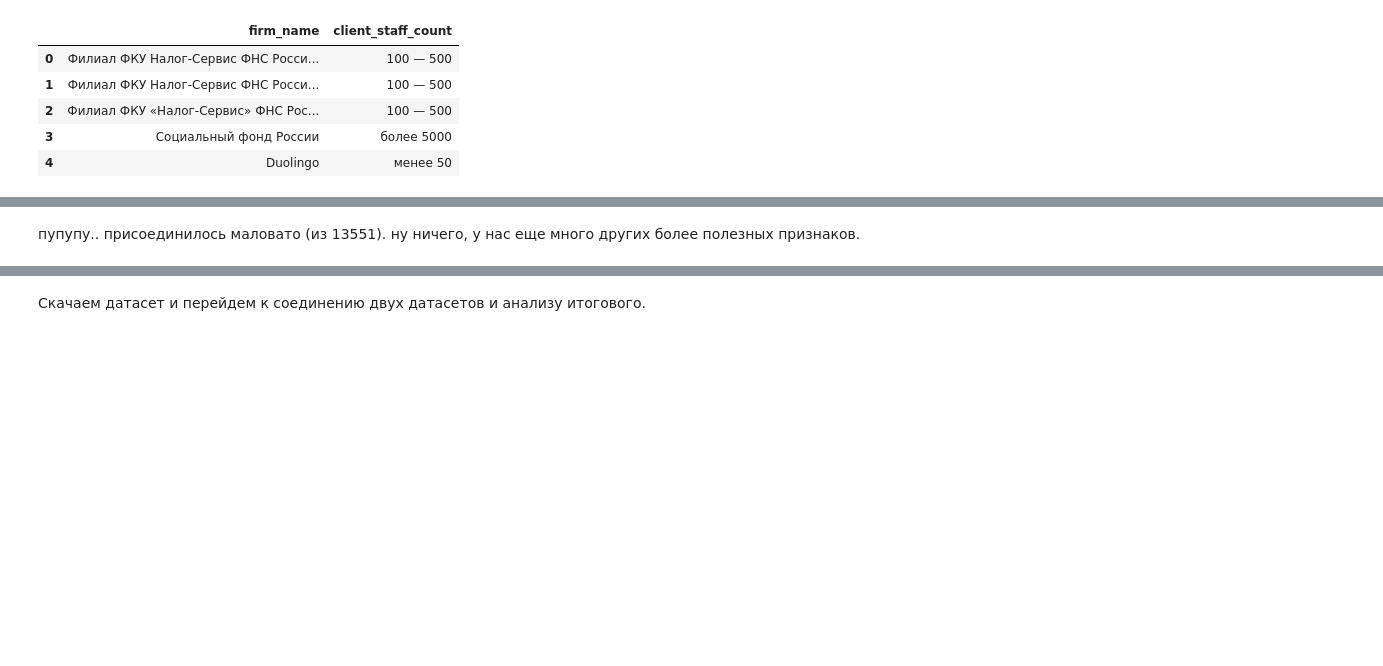
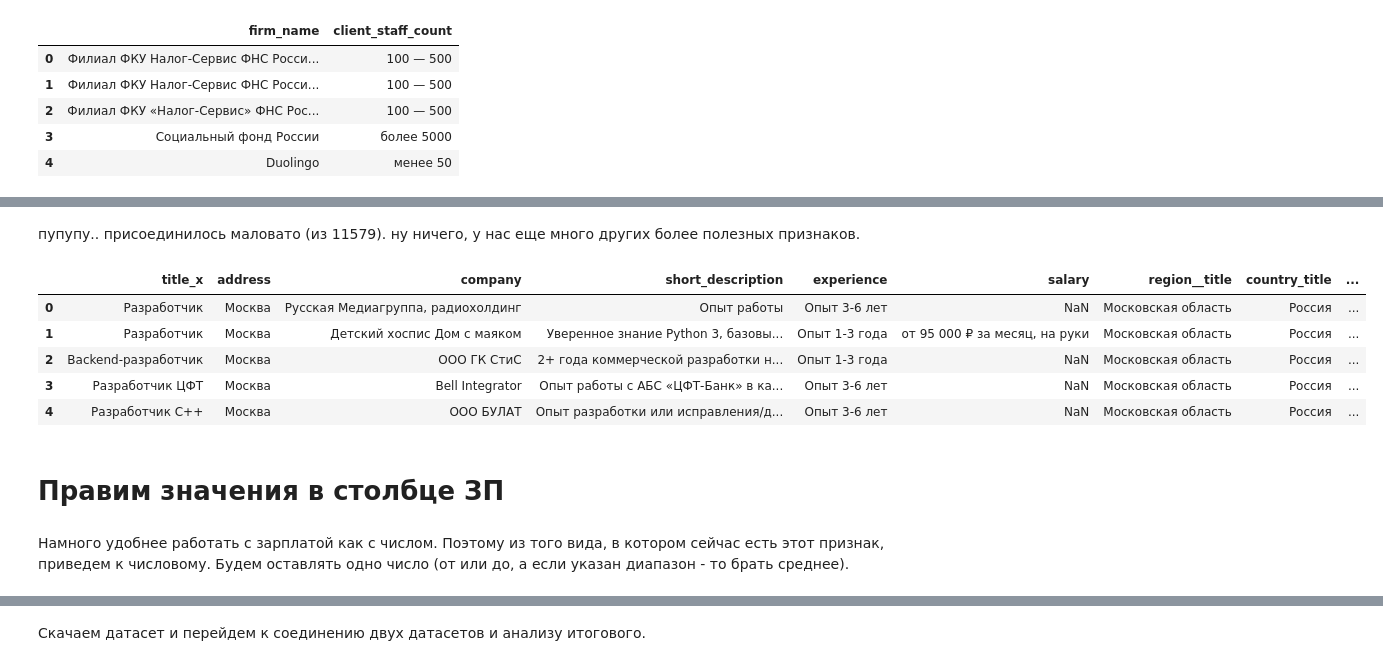
Before and after one commit to leosh1d/gp2, a Jupyter notebook: code/collecting/hh/hh eda.ipynb, the cells around one changed output, grey strips where cells are left out. Saved outputs shown, nothing was run; the diff lists cells and outputs as text; code cells hidden in the pictures; blank space fills up the shorter version.

Commit message:
correct salary hh_df

```diff
--- a/code/collecting/hh/hh eda.ipynb
+++ b/code/collecting/hh/hh eda.ipynb
@@ -145,7 +151,7 @@ df_hh_rich[df_hh_rich['address'].isin(towns_regions_countries['country_title'])]
 # %%
-df_hh_rich.loc[2300, 'country_title'] = 'Россия'
-df_hh_rich.loc[[8021, 8827,8873,8893,9210], 'country_title'] = 'Армения'
-df_hh_rich.loc[[12901, 12982], 'country_title'] = 'Латвия'
+df_hh_rich.loc[2254, 'country_title'] = 'Россия'
+df_hh_rich.loc[[6731, 7502,7547,7566], 'country_title'] = 'Армения'
+df_hh_rich.loc[[10974, 11048], 'country_title'] = 'Латвия'
 # %% [markdown]
 ## Добавляем признак client_staff_count (кол-во сотрудников компании)
 # %%
@@ -166,2 +172,11 @@ np.int64(13516)
-# %% [markdown]
-пупупу.. присоединилось маловато (из 13551). ну ничего, у нас еще много других более полезных признаков.
+# %% [markdown]
+пупупу.. присоединилось маловато (из 11579). ну ничего, у нас еще много других более полезных признаков.
+# %%
+df_hh_rich.head()
+# %% [output]
+|  | title_x | address | company | short_description | experience | salary | region__title | country_title | ... |
+| 0 | Разработчик | Москва | Русская Медиагруппа, радиохолдинг | Опыт работы | Опыт 3-6 лет | NaN | Московская область | Россия | ... |
+| 1 | Разработчик | Москва | Детский хоспис Дом с маяком | Уверенное знание Python 3, базовы... | Опыт 1-3 года | от 95 000 ₽ за месяц, на руки | Московская область | Россия | ... |
+| 2 | Backend-разработчик | Москва | ООО ГК СтиС | 2+ года коммерческой разработки н... | Опыт 1-3 года | NaN | Московская область | Россия | ... |
+| 3 | Разработчик ЦФТ | Москва | Bell Integrator | Опыт работы с АБС «ЦФТ-Банк» в ка... | Опыт 3-6 лет | NaN | Московская область | Россия | ... |
+| 4 | Разработчик C++ | Москва | ООО БУЛАТ | Опыт разработки или исправления/д... | Опыт 3-6 лет | NaN | Московская область | Россия | ... |
@@ -167,0 +185,4 @@ np.int64(13516)
+# %% [markdown]
+# Правим значения в столбце ЗП
+# %% [markdown]
+Намного удобнее работать с зарплатой как с числом. Поэтому из того вида, в котором сейчас есть этот признак, приведем к числовому. Будем оставлять одно число (от или до, а если указан диапазон - то брать среднее).
```
Also changed, not shown: parts of 11 cells of this notebook, 1 other file.
